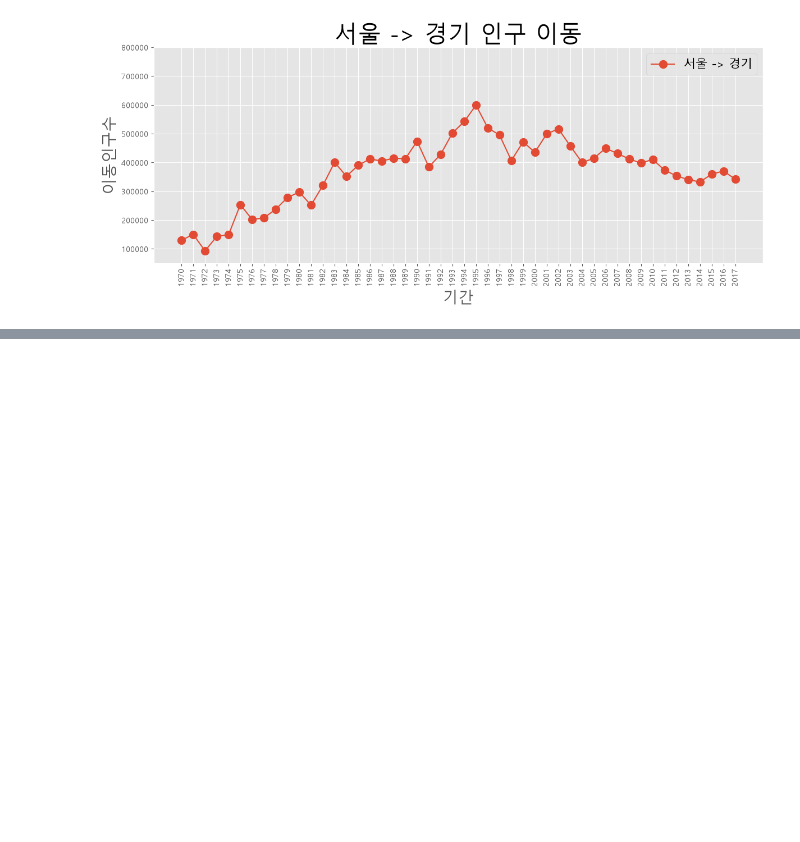
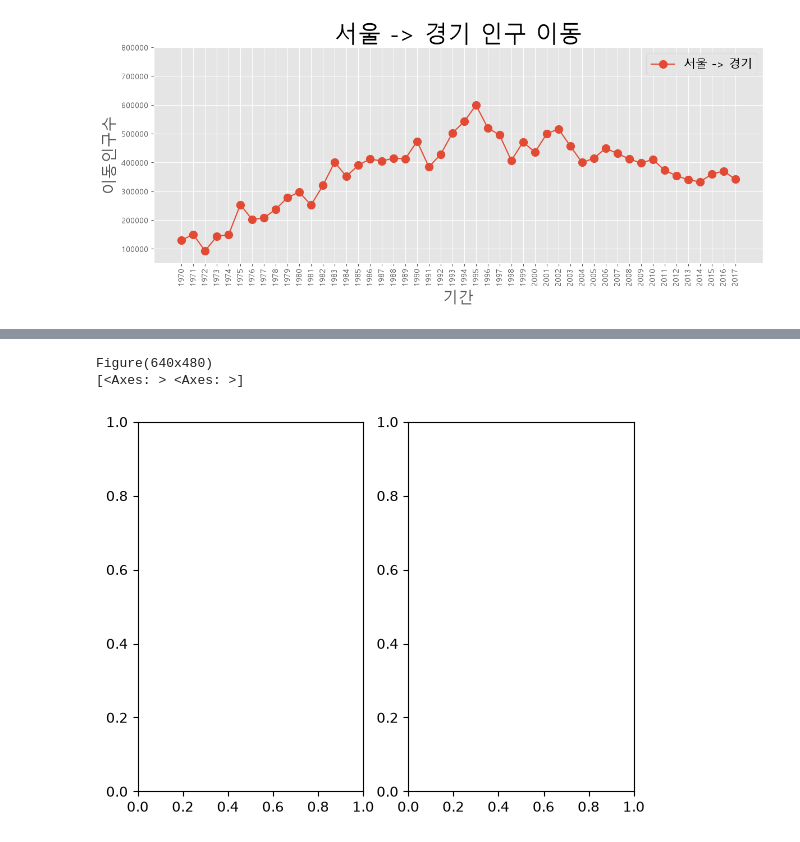
Before and after one commit to zzengmo/18_data_analytics, a Jupyter notebook: Matplotlib.ipynb, the cells around one changed output, grey strips where cells are left out. Cells and saved outputs as stored; diff of their text form; code cells hidden in the pictures; blank space fills up the shorter version.

```diff
--- a/Matplotlib.ipynb
+++ b/Matplotlib.ipynb
@@ -186,0 +179,8 @@ plt.show()
+# %%
+fig, axes = plt.subplots(1,2)
+print(fig)
+print(axes)
+# %% [output]
+Figure(640x480)
+[<Axes: > <Axes: >]
+[figure, added]
```
Also changed, not shown: parts of 12 cells of this notebook, 1 other file.
